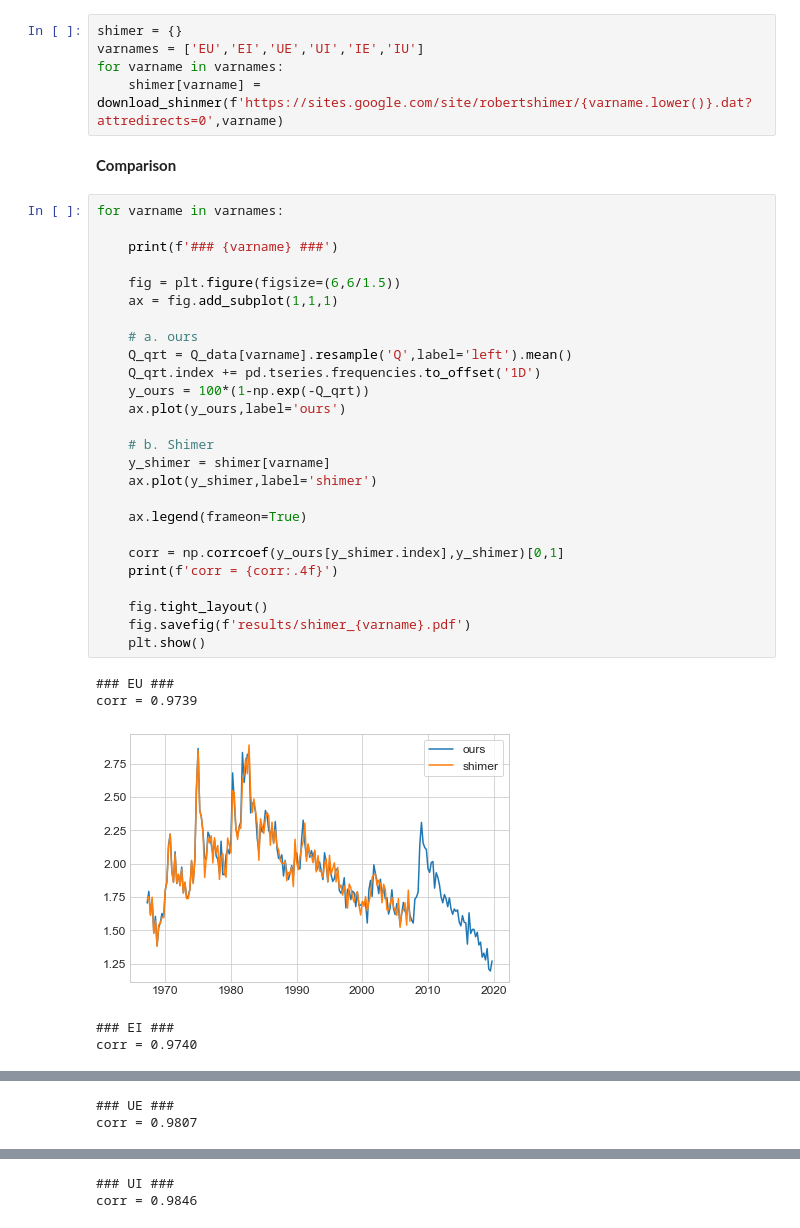
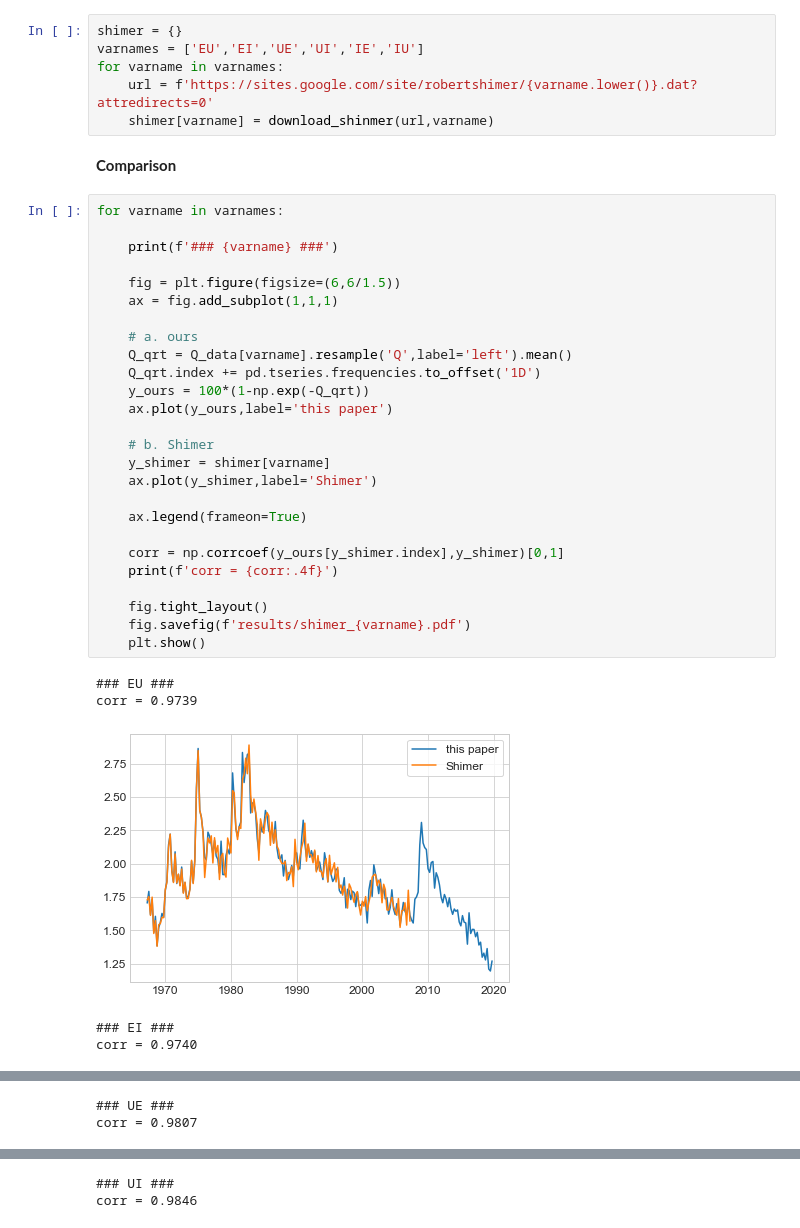
Before and after one commit to JeppeDruedahl/CPS-labor-market-flows, a Jupyter notebook: Main.ipynb, the cells around one changed output, grey strips where cells are left out. Saved outputs shown, nothing was run; the diff lists cells and outputs as text.

```diff
--- a/Main.ipynb
+++ b/Main.ipynb
@@ -359,38 +367,39 @@ def download_shinmer(url,name):
 shimer = {}
 varnames = ['EU','EI','UE','UI','IE','IU']
 for varname in varnames:
-    shimer[varname] = download_shinmer(f'https://sites.google.com/site/robertshimer/{varname.lower()}.dat?attredirects=0',varname)
+    url = f'https://sites.google.com/site/robertshimer/{varname.lower()}.dat?attredirects=0'
+    shimer[varname] = download_shinmer(url,varname)
 # %% [markdown]
 **Comparison**
 # %%
 for varname in varnames:
 
     print(f'### {varname} ###')
 
     fig = plt.figure(figsize=(6,6/1.5))
     ax = fig.add_subplot(1,1,1)
 
     # a. ours
     Q_qrt = Q_data[varname].resample('Q',label='left').mean()
     Q_qrt.index += pd.tseries.frequencies.to_offset('1D')
     y_ours = 100*(1-np.exp(-Q_qrt))
-    ax.plot(y_ours,label='ours')
+    ax.plot(y_ours,label='this paper')
 
     # b. Shimer
     y_shimer = shimer[varname]
-    ax.plot(y_shimer,label='shimer')
+    ax.plot(y_shimer,label='Shimer')
 
     ax.legend(frameon=True)
 
     corr = np.corrcoef(y_ours[y_shimer.index],y_shimer)[0,1]
     print(f'corr = {corr:.4f}')
 
     fig.tight_layout()
     fig.savefig(f'results/shimer_{varname}.pdf')
     plt.show()
 # %% [output]
 ### EU ###
 corr = 0.9739
-[figure, old version]
+[figure, new version]
 ### EI ###
 corr = 0.9740
```
Also changed, not shown: parts of 13 cells of this notebook, 17 other files.
